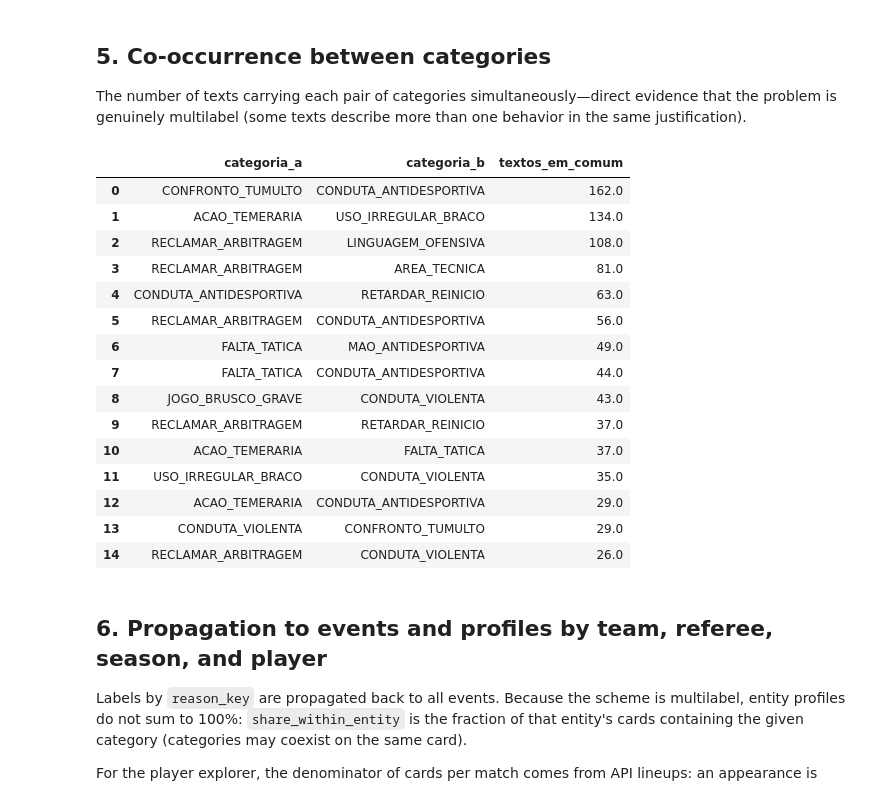
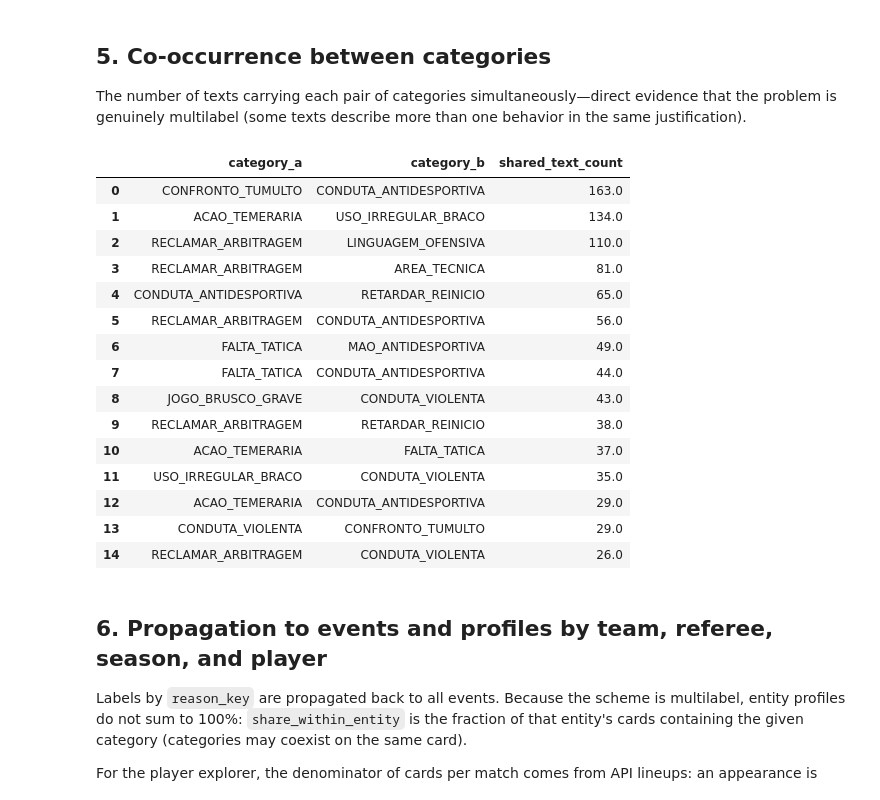
Before and after one commit to gcarbs1/cbf-match-report-analysis, a Jupyter notebook: notebooks/02-keyword_tagging.ipynb, the cells around one changed output. Saved outputs shown, nothing was run; the diff lists cells and outputs as text; code cells hidden in the pictures.

```diff
--- a/notebooks/02-keyword_tagging.ipynb
+++ b/notebooks/02-keyword_tagging.ipynb
@@ -649,30 +614,30 @@ genuinely multilabel (some texts describe more than one behavior in the same jus
 # %%
 tag_matrix = texts[SEMANTIC_TAGS].astype(int).to_numpy()
 cooccurrence = tag_matrix.T @ tag_matrix
 np.fill_diagonal(cooccurrence, 0)
 cooc_df = pd.DataFrame(cooccurrence, index=SEMANTIC_TAGS, columns=SEMANTIC_TAGS)
 cooc_df.to_csv(OUTPUT_DIR / "tag_cooccurrence.csv")
 
 top_pairs = (
     cooc_df.where(np.triu(np.ones(cooc_df.shape, dtype=bool), k=1))
     .stack()
-    .rename("textos_em_comum")
+    .rename("shared_text_count")
     .sort_values(ascending=False)
 )
-top_pairs = top_pairs.loc[top_pairs > 0].head(15).rename_axis(["categoria_a", "categoria_b"]).reset_index()
+top_pairs = top_pairs.loc[top_pairs > 0].head(15).rename_axis(["category_a", "category_b"]).reset_index()
 display(top_pairs)
 # %% [output]
-|  | categoria_a | categoria_b | textos_em_comum |
-| 0 | CONFRONTO_TUMULTO | CONDUTA_ANTIDESPORTIVA | 162.0 |
+|  | category_a | category_b | shared_text_count |
+| 0 | CONFRONTO_TUMULTO | CONDUTA_ANTIDESPORTIVA | 163.0 |
 | 1 | ACAO_TEMERARIA | USO_IRREGULAR_BRACO | 134.0 |
-| 2 | RECLAMAR_ARBITRAGEM | LINGUAGEM_OFENSIVA | 108.0 |
+| 2 | RECLAMAR_ARBITRAGEM | LINGUAGEM_OFENSIVA | 110.0 |
 | 3 | RECLAMAR_ARBITRAGEM | AREA_TECNICA | 81.0 |
-| 4 | CONDUTA_ANTIDESPORTIVA | RETARDAR_REINICIO | 63.0 |
+| 4 | CONDUTA_ANTIDESPORTIVA | RETARDAR_REINICIO | 65.0 |
 | 5 | RECLAMAR_ARBITRAGEM | CONDUTA_ANTIDESPORTIVA | 56.0 |
 | 6 | FALTA_TATICA | MAO_ANTIDESPORTIVA | 49.0 |
 | 7 | FALTA_TATICA | CONDUTA_ANTIDESPORTIVA | 44.0 |
 | 8 | JOGO_BRUSCO_GRAVE | CONDUTA_VIOLENTA | 43.0 |
-| 9 | RECLAMAR_ARBITRAGEM | RETARDAR_REINICIO | 37.0 |
+| 9 | RECLAMAR_ARBITRAGEM | RETARDAR_REINICIO | 38.0 |
 | 10 | ACAO_TEMERARIA | FALTA_TATICA | 37.0 |
 | 11 | USO_IRREGULAR_BRACO | CONDUTA_VIOLENTA | 35.0 |
 | 12 | ACAO_TEMERARIA | CONDUTA_ANTIDESPORTIVA | 29.0 |
```
Also changed, not shown: parts of 4 cells of this notebook, 9 other files.
